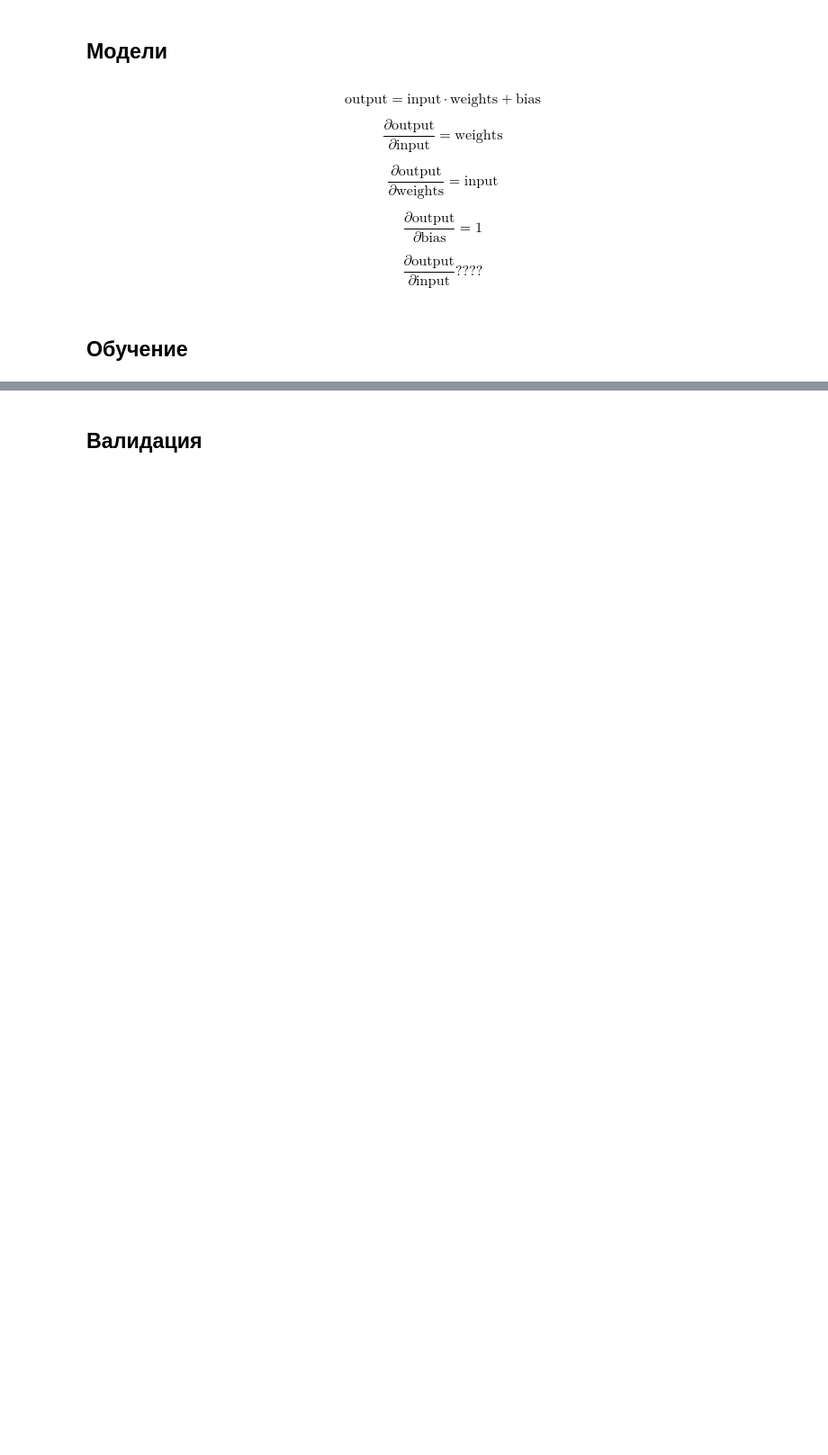
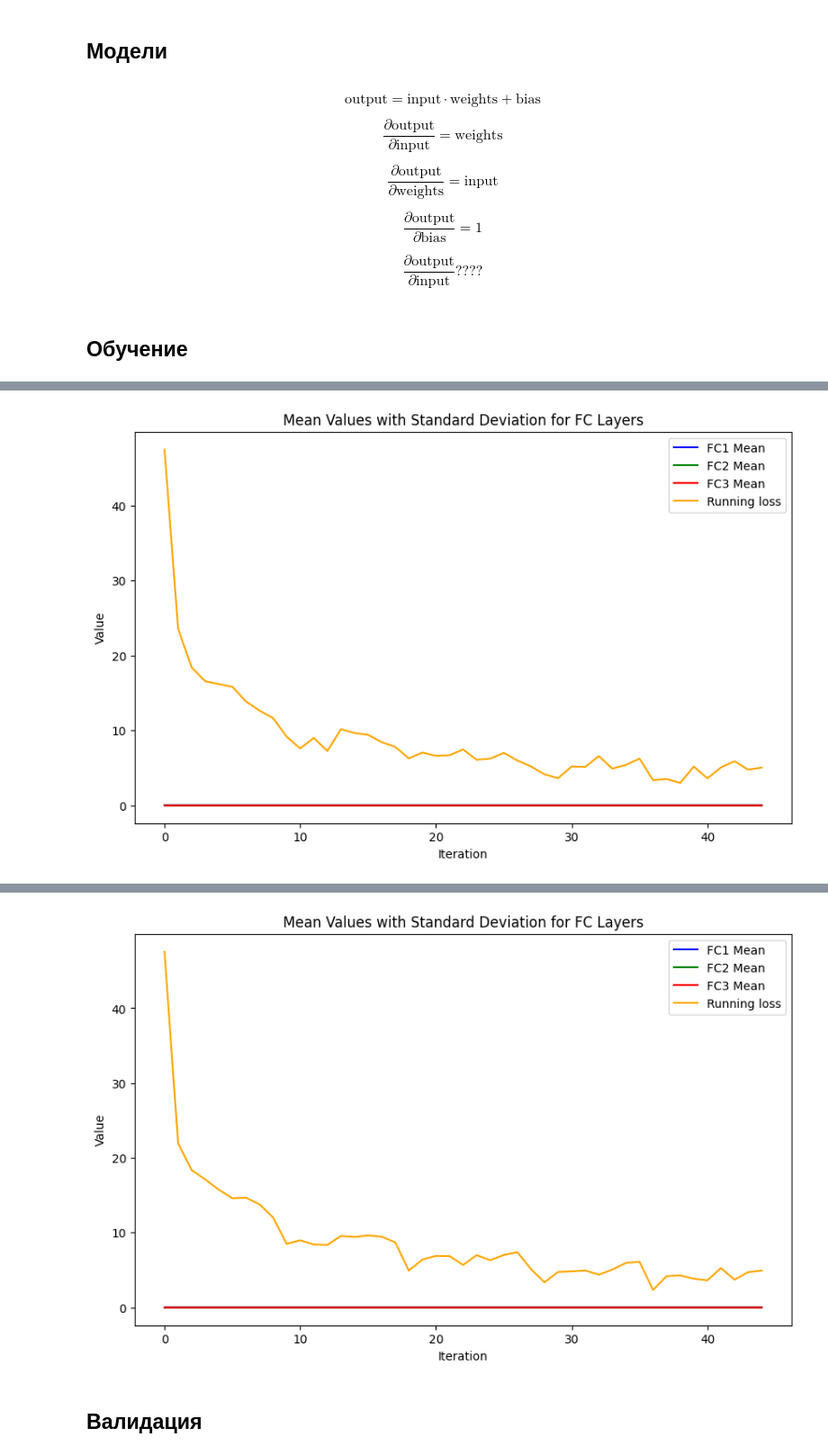
Before and after one commit to tail-call/Research, a Jupyter notebook: hypertrain2.ipynb, the cells around one changed output, grey strips where cells are left out. Shown at 90% size. Saved outputs shown, nothing was run; the diff lists cells and outputs as text; code cells hidden in the pictures; blank space fills up the shorter version.

```diff
--- a/hypertrain2.ipynb
+++ b/hypertrain2.ipynb
@@ -542,20 +520,20 @@ def train(model: DigitRecognizer, loader, epochs, criterion, optimizer):
     plt.show()
 
 
-# model1 = DigitRecognizer()
+model1 = DigitRecognizer()
 
-# train(
-#     model=model1,
-#     loader=dataset.train_loader,
-#     epochs=5,
-#     criterion=nn.CrossEntropyLoss(),
-#     optimizer=optim.Adam(
-#         model1.parameters(),
-#         lr=0.001
-#     )
-# )
+train(
+    model=model1,
+    loader=dataset.train_loader,
+    epochs=5,
+    criterion=nn.CrossEntropyLoss(),
+    optimizer=optim.Adam(
+        model1.parameters(),
+        lr=0.001
+    )
+)
 
-# torch.save(model1.state_dict(), 'digit_recognizer1.pth')
+torch.save(model1.state_dict(), 'digit_recognizer1.pth')
 
 model2 = DigitRecognizerCustomBackward()
 
@@ -575,0 +570 @@ RuntimeError: mat1 and mat2 shapes cannot be multiplied (1x64 and 1024x1024)
+[figure, added]
@@ -576,3 +588,4 @@ RuntimeError: mat1 and mat2 shapes cannot be multiplied (1x64 and 1024x1024)
+[figure, added]
 # %% [markdown]
 ## Валидация
 # %%
```
Also changed, not shown: parts of 9 cells of this notebook, 1 other file.
